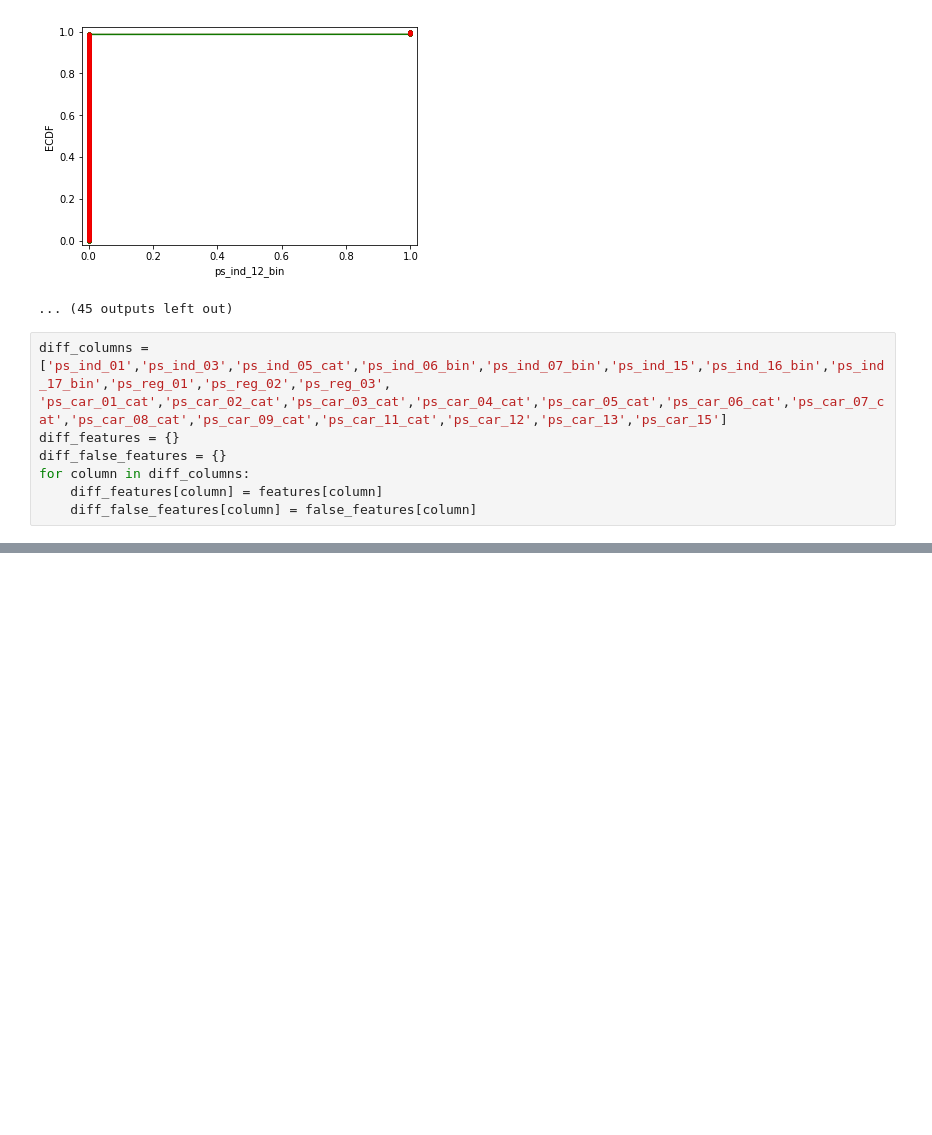
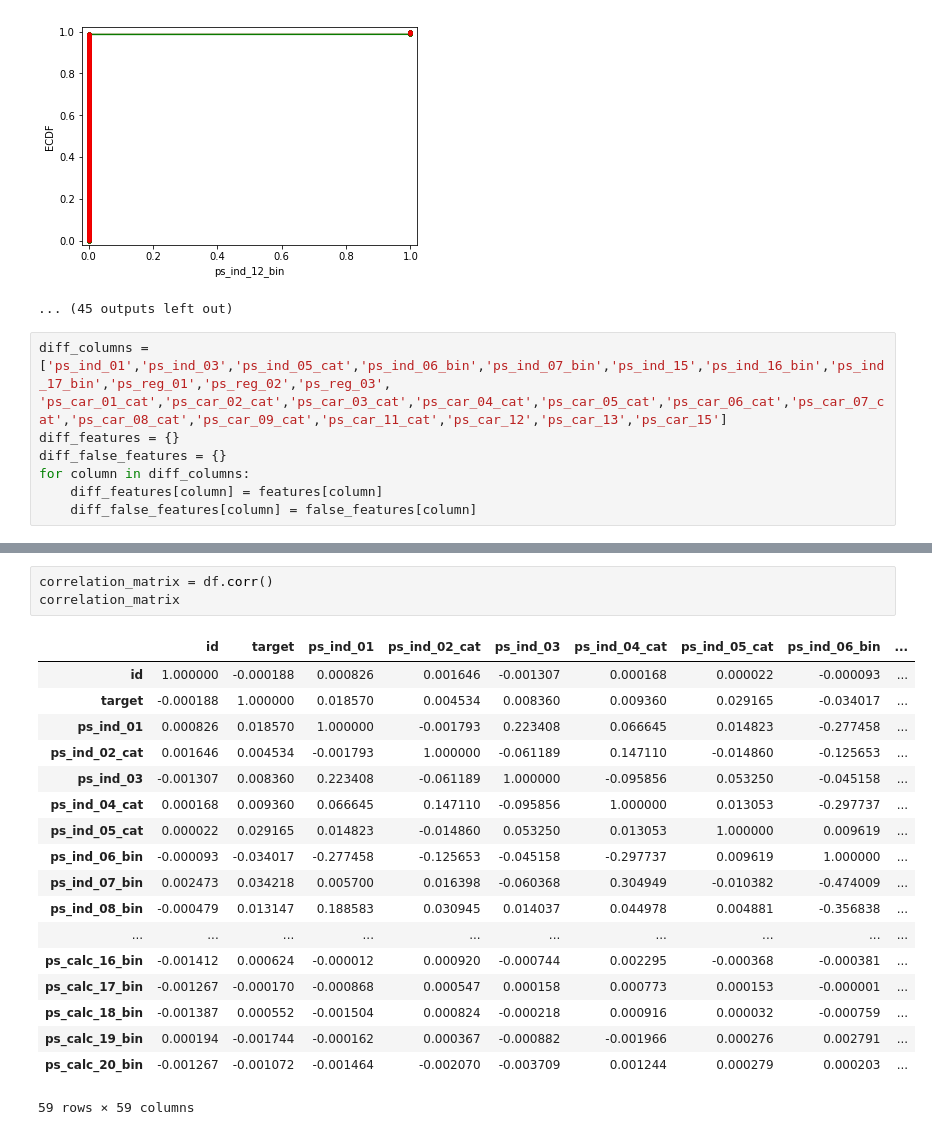
Before and after one commit to jinsabrina/Capstone1, a Jupyter notebook: Inference.ipynb, the cells around one changed output, grey strips where cells are left out. Drawn from its saved outputs; the diff is of its cells as text; blank space fills up the shorter version.

```diff
--- a/Inference.ipynb
+++ b/Inference.ipynb
@@ -114,2 +112,24 @@ for column in diff_columns:
 [figure]
 ... (12 outputs left out)
+# %%
+correlation_matrix = df.corr()
+correlation_matrix
+# %% [output]
+|  | id | target | ps_ind_01 | ps_ind_02_cat | ps_ind_03 | ps_ind_04_cat | ps_ind_05_cat | ps_ind_06_bin | ... |
+| id | 1.000000 | -0.000188 | 0.000826 | 0.001646 | -0.001307 | 0.000168 | 0.000022 | -0.000093 | ... |
+| target | -0.000188 | 1.000000 | 0.018570 | 0.004534 | 0.008360 | 0.009360 | 0.029165 | -0.034017 | ... |
+| ps_ind_01 | 0.000826 | 0.018570 | 1.000000 | -0.001793 | 0.223408 | 0.066645 | 0.014823 | -0.277458 | ... |
+| ps_ind_02_cat | 0.001646 | 0.004534 | -0.001793 | 1.000000 | -0.061189 | 0.147110 | -0.014860 | -0.125653 | ... |
+| ps_ind_03 | -0.001307 | 0.008360 | 0.223408 | -0.061189 | 1.000000 | -0.095856 | 0.053250 | -0.045158 | ... |
+| ps_ind_04_cat | 0.000168 | 0.009360 | 0.066645 | 0.147110 | -0.095856 | 1.000000 | 0.013053 | -0.297737 | ... |
+| ps_ind_05_cat | 0.000022 | 0.029165 | 0.014823 | -0.014860 | 0.053250 | 0.013053 | 1.000000 | 0.009619 | ... |
+| ps_ind_06_bin | -0.000093 | -0.034017 | -0.277458 | -0.125653 | -0.045158 | -0.297737 | 0.009619 | 1.000000 | ... |
+| ps_ind_07_bin | 0.002473 | 0.034218 | 0.005700 | 0.016398 | -0.060368 | 0.304949 | -0.010382 | -0.474009 | ... |
+| ps_ind_08_bin | -0.000479 | 0.013147 | 0.188583 | 0.030945 | 0.014037 | 0.044978 | 0.004881 | -0.356838 | ... |
+| ... | ... | ... | ... | ... | ... | ... | ... | ... | ... |
+| ps_calc_16_bin | -0.001412 | 0.000624 | -0.000012 | 0.000920 | -0.000744 | 0.002295 | -0.000368 | -0.000381 | ... |
+| ps_calc_17_bin | -0.001267 | -0.000170 | -0.000868 | 0.000547 | 0.000158 | 0.000773 | 0.000153 | -0.000001 | ... |
+| ps_calc_18_bin | -0.001387 | 0.000552 | -0.001504 | 0.000824 | -0.000218 | 0.000916 | 0.000032 | -0.000759 | ... |
+| ps_calc_19_bin | 0.000194 | -0.001744 | -0.000162 | 0.000367 | -0.000882 | -0.001966 | 0.000276 | 0.002791 | ... |
+| ps_calc_20_bin | -0.001267 | -0.001072 | -0.001464 | -0.002070 | -0.003709 | 0.001244 | 0.000279 | 0.000203 | ... |
+59 rows × 59 columns
```
Also changed, not shown: parts of 9 cells of this notebook, 1 other file.
